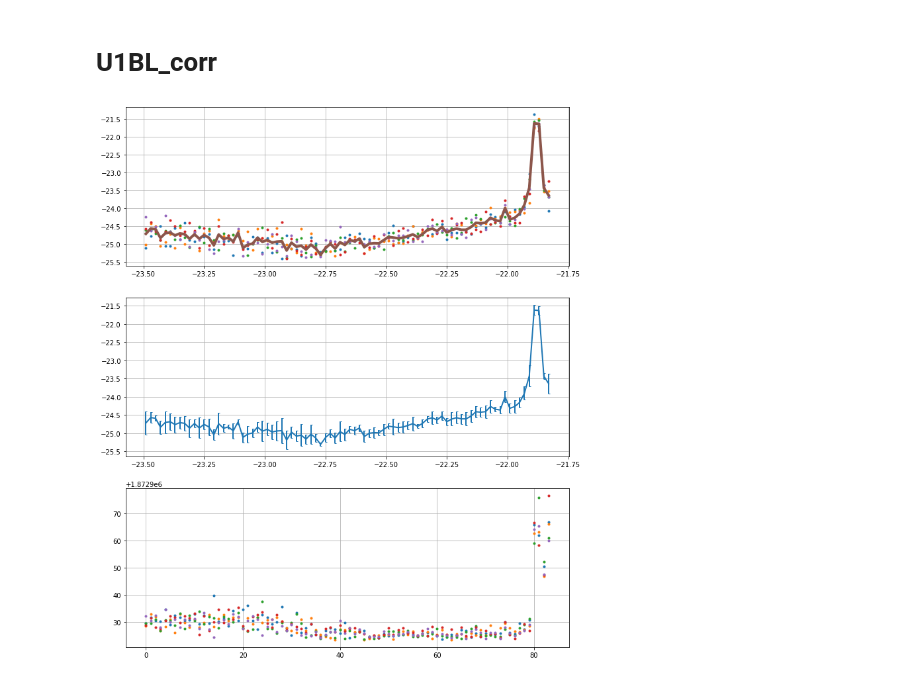
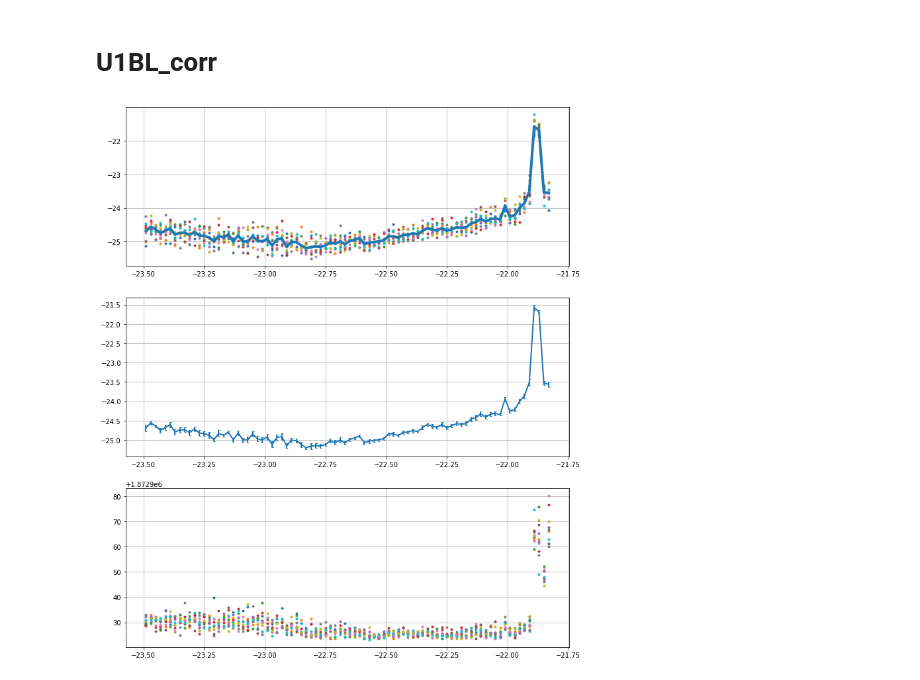
Before and after one commit to XueXiao-Physics/DPDM-PPTA, a Jupyter notebook: bayes_limits/test_seed.ipynb, the cells around one changed output. Cells and saved outputs as stored; diff of their text form; code cells hidden in the pictures.

```diff
--- a/bayes_limits/test_seed.ipynb
+++ b/bayes_limits/test_seed.ipynb
@@ -1254,40 +123,40 @@ mlhs5c=array([1872932.379145, 1872930.478056, 1872932.39243 , 1872928.195307,
 # %%
+L=np.loadtxt('raw/raw_U1BL_corr')
+
+lims=L[0:10]
+mlhs=L[10:20]
+
+lims[np.where(mlhs>filt)]=np.nan
+
+
+#===========================================
+
 fig,(ax1,ax2,ax3)=plt.subplots(3,1,figsize=(12,15))
 
-l1c[np.where(mlhs1c>filt)]=np.nan
-l2c[np.where(mlhs2c>filt)]=np.nan
-l3c[np.where(mlhs3c>filt)]=np.nan
-l4c[np.where(mlhs4c>filt)]=np.nan
-l5c[np.where(mlhs5c>filt)]=np.nan
+
+mean=np.nanmean(lims,axis=0)
+err=np.nanstd(lims,axis=0)/np.sqrt(10)
+x=np.arange(0,125)/125*2.5-23.5+0.01
+x=x[:84]
+ax1.plot(x,lims.transpose(),'.');ax3.plot(x,mlhs.transpose(),'.');
 
 
-meanc=np.nanmean((l1c,l2c,l3c,l4c,l5c),axis=0)
-errc=np.nanstd((l1c,l2c,l3c,l4c,l5c),axis=0)
-xc=np.arange(0,125)/125*2.5-23.5+0.01
-xc=xc[:84]
+nans=np.where(np.isnan(mean)==True)
 
-ax1.plot(xc,l1c,'.');ax3.plot(mlhs1c,'.');
-ax1.plot(xc,l2c,'.');ax3.plot(mlhs2c,'.');
-ax1.plot(xc,l3c,'.');ax3.plot(mlhs3c,'.');
-ax1.plot(xc,l4c,'.');ax3.plot(mlhs4c,'.');
-ax1.plot(xc,l5c,'.');ax3.plot(mlhs5c,'.');
+mean=np.delete(mean,nans)
+x=np.delete(x,nans)
+err=np.delete(err,nans)
 
 
-nansc=np.where(np.isnan(mean)==True)
-meanc=np.delete(meanc,nansc)
-xc=np.delete(xc,nansc)
-errc=np.delete(errc,nansc)
-
-
-ax1.plot(xc,meanc,linewidth=4)
-ax2.errorbar(xc,meanc,yerr=errc,capsize=1.5,linewidth=2)
+ax1.plot(x,mean,linewidth=4)
+ax2.errorbar(x,mean,yerr=err,capsize=1.5,linewidth=2)
 
 
 
 ax1.grid()
 ax2.grid()
 ax3.grid()
 
 np.savetxt('U1BL_corr',(x,mean))
 # %% [output]
-[figure, old version]
+[figure, new version]
```
Also changed, not shown: parts of 12 cells of this notebook, 11 other files.
